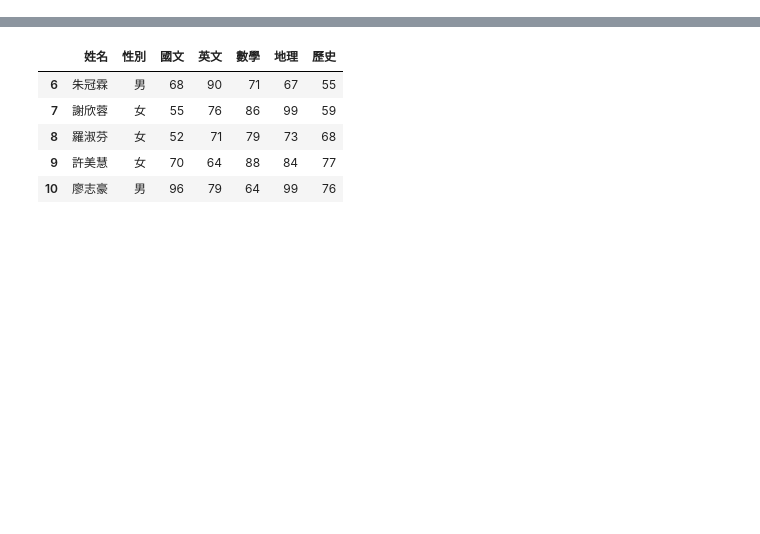
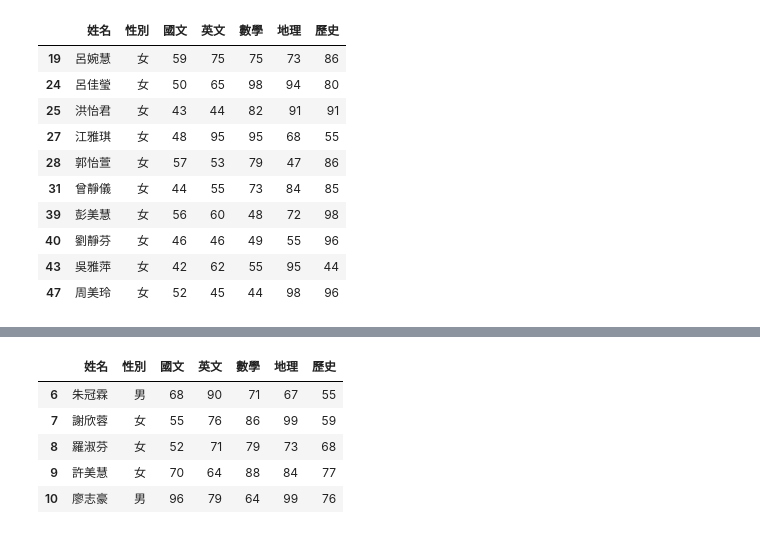
Before and after one commit to Sharon6260/BaoW, a Jupyter notebook: 0718/P1.ipynb, the cells around one changed output, grey strips where cells are left out. Saved outputs shown, nothing was run; the diff lists cells and outputs as text; code cells hidden in the pictures; blank space fills up the shorter version.

```diff
--- a/0718/P1.ipynb
+++ b/0718/P1.ipynb
@@ -37,0 +67,16 @@ scores_df
+# %%
+scores_df[scores_df['姓名'] == '許美慧']
+scores_df[scores_df['國文'] < 60]
+scores_df.query("性別 == '女' and 國文 < 60 ")
+# %% [output]
+|  | 姓名 | 性別 | 國文 | 英文 | 數學 | 地理 | 歷史 |
+| 19 | 呂婉慧 | 女 | 59 | 75 | 75 | 73 | 86 |
+| 24 | 呂佳瑩 | 女 | 50 | 65 | 98 | 94 | 80 |
+| 25 | 洪怡君 | 女 | 43 | 44 | 82 | 91 | 91 |
+| 27 | 江雅琪 | 女 | 48 | 95 | 95 | 68 | 55 |
+| 28 | 郭怡萱 | 女 | 57 | 53 | 79 | 47 | 86 |
+| 31 | 曾靜儀 | 女 | 44 | 55 | 73 | 84 | 85 |
+| 39 | 彭美慧 | 女 | 56 | 60 | 48 | 72 | 98 |
+| 40 | 劉靜芬 | 女 | 46 | 46 | 49 | 55 | 96 |
+| 43 | 吳雅萍 | 女 | 42 | 62 | 55 | 95 | 44 |
+| 47 | 周美玲 | 女 | 52 | 45 | 44 | 98 | 96 |
```
Also changed, not shown: parts of 8 cells of this notebook.
